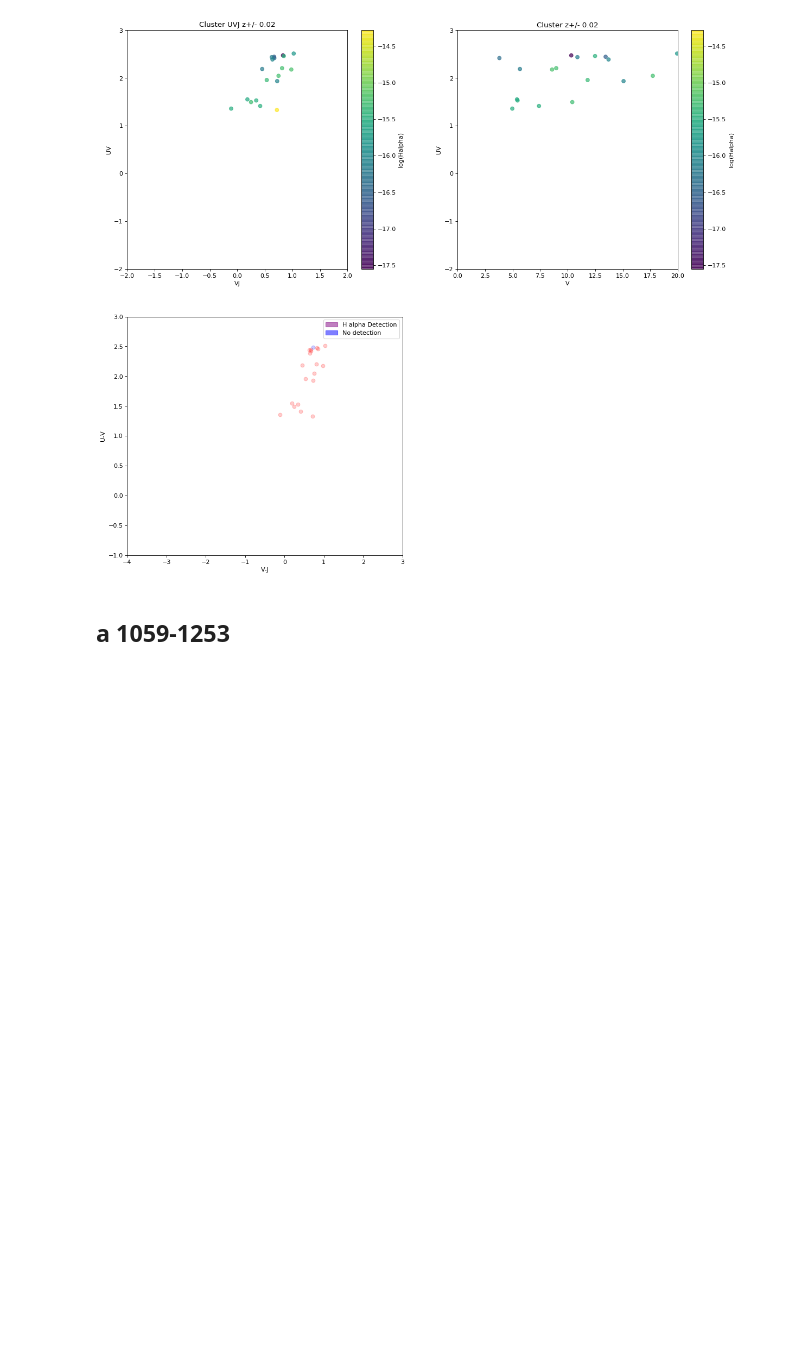
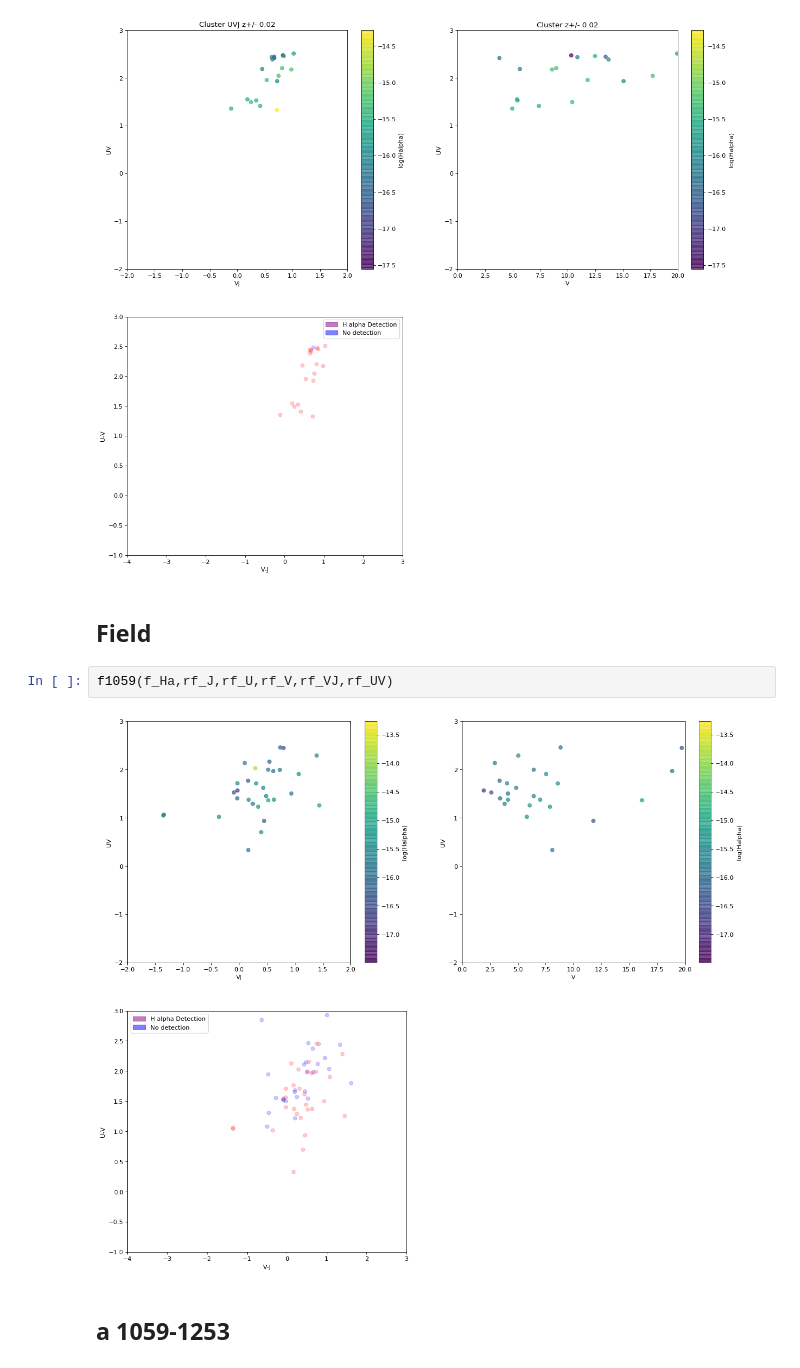
Before and after one commit to jrcooper91/EDisCS, a Jupyter notebook: EDisCS UVJ.ipynb, the cells around one changed output. Drawn from its saved outputs; the diff is of its cells as text; blank space fills up the shorter version.

```diff
--- a/EDisCS UVJ.ipynb
+++ b/EDisCS UVJ.ipynb
@@ -23,6 +25,12 @@ run ediscs_uvj.py
 c1059(f_Ha,rf_J,rf_U,rf_V,rf_VJ,rf_UV)
 # %% [output]
 [figure]
+# %% [markdown]
+## Field
+# %%
+f1059(f_Ha,rf_J,rf_U,rf_V,rf_VJ,rf_UV)
+# %% [output]
+[figure, added]
 # %% [markdown]
 ## a 1059-1253
 # %% [markdown]
```
Also changed, not shown: parts of 12 cells of this notebook, 2 other files.
